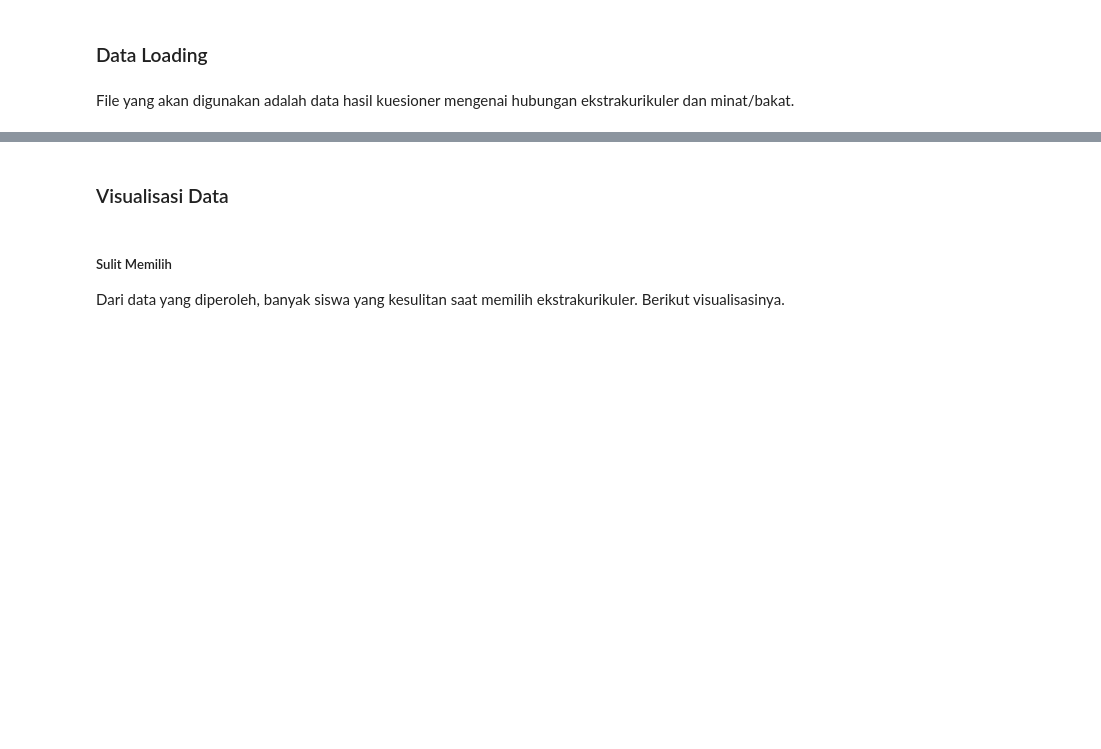
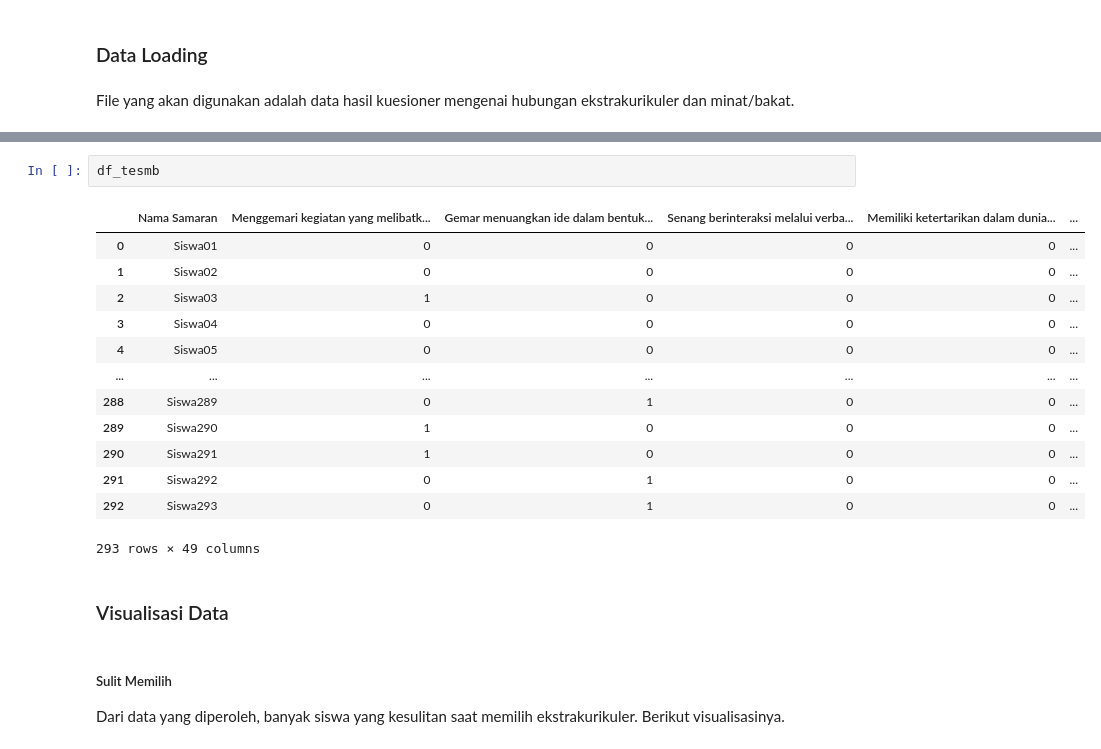
Before and after one commit to diyosukma/CP68-SistemRekomendasi, a Jupyter notebook: Rekomendasi_Ekstrakurikuler.ipynb, the cells around one changed output, grey strips where cells are left out. Saved outputs shown, nothing was run; the diff lists cells and outputs as text; blank space fills up the shorter version.

```diff
--- a/Rekomendasi_Ekstrakurikuler.ipynb
+++ b/Rekomendasi_Ekstrakurikuler.ipynb
@@ -58,3 +75,19 @@ df
+# %%
+df_tesmb
+# %% [output]
+|  | Nama Samaran | Menggemari kegiatan yang melibatk... | Gemar menuangkan ide dalam bentuk... | Senang berinteraksi melalui verba... | Memiliki ketertarikan dalam dunia... | ... |
+| 0 | Siswa01 | 0 | 0 | 0 | 0 | ... |
+| 1 | Siswa02 | 0 | 0 | 0 | 0 | ... |
+| 2 | Siswa03 | 1 | 0 | 0 | 0 | ... |
+| 3 | Siswa04 | 0 | 0 | 0 | 0 | ... |
+| 4 | Siswa05 | 0 | 0 | 0 | 0 | ... |
+| ... | ... | ... | ... | ... | ... | ... |
+| 288 | Siswa289 | 0 | 1 | 0 | 0 | ... |
+| 289 | Siswa290 | 1 | 0 | 0 | 0 | ... |
+| 290 | Siswa291 | 1 | 0 | 0 | 0 | ... |
+| 291 | Siswa292 | 0 | 1 | 0 | 0 | ... |
+| 292 | Siswa293 | 0 | 1 | 0 | 0 | ... |
+293 rows × 49 columns
 # %% [markdown]
 ### Visualisasi Data
 # %% [markdown]
```
Also changed, not shown: parts of 39 cells of this notebook.
